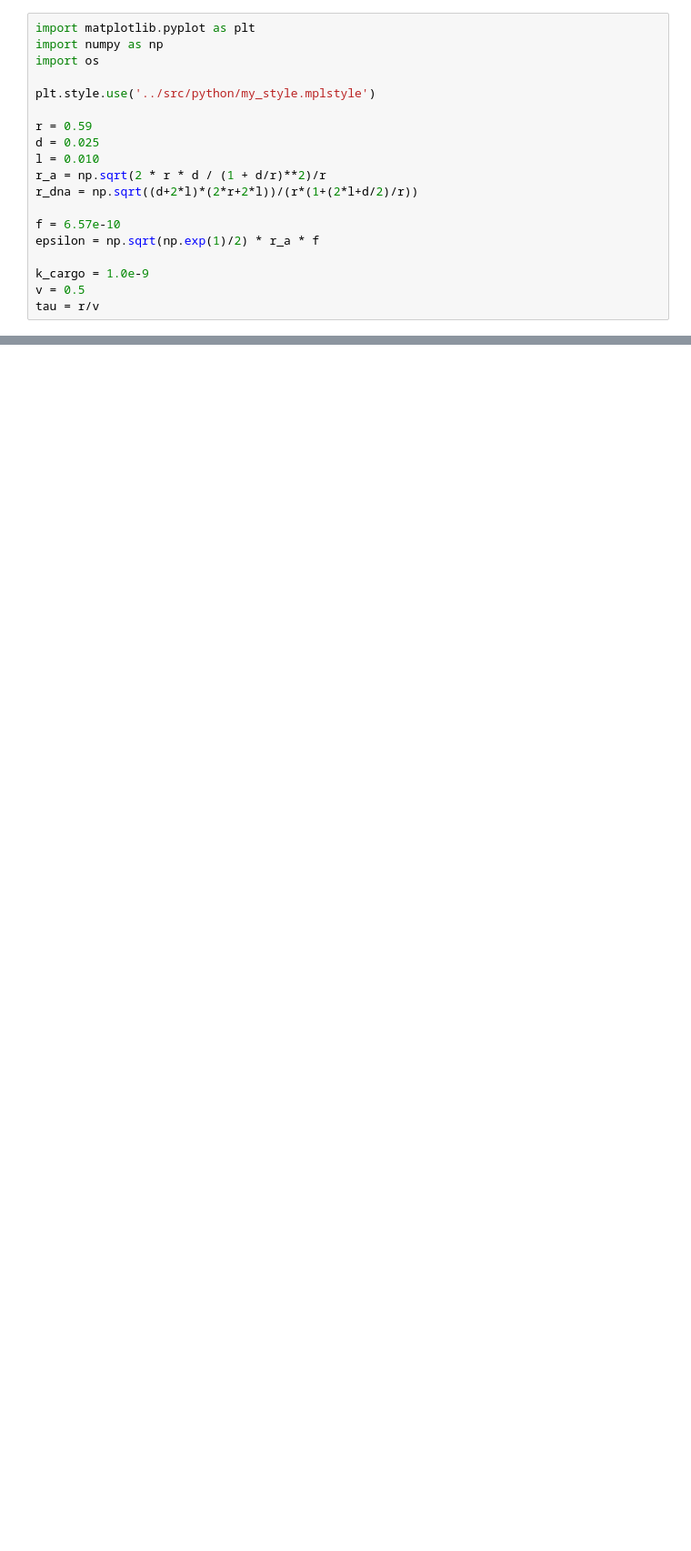
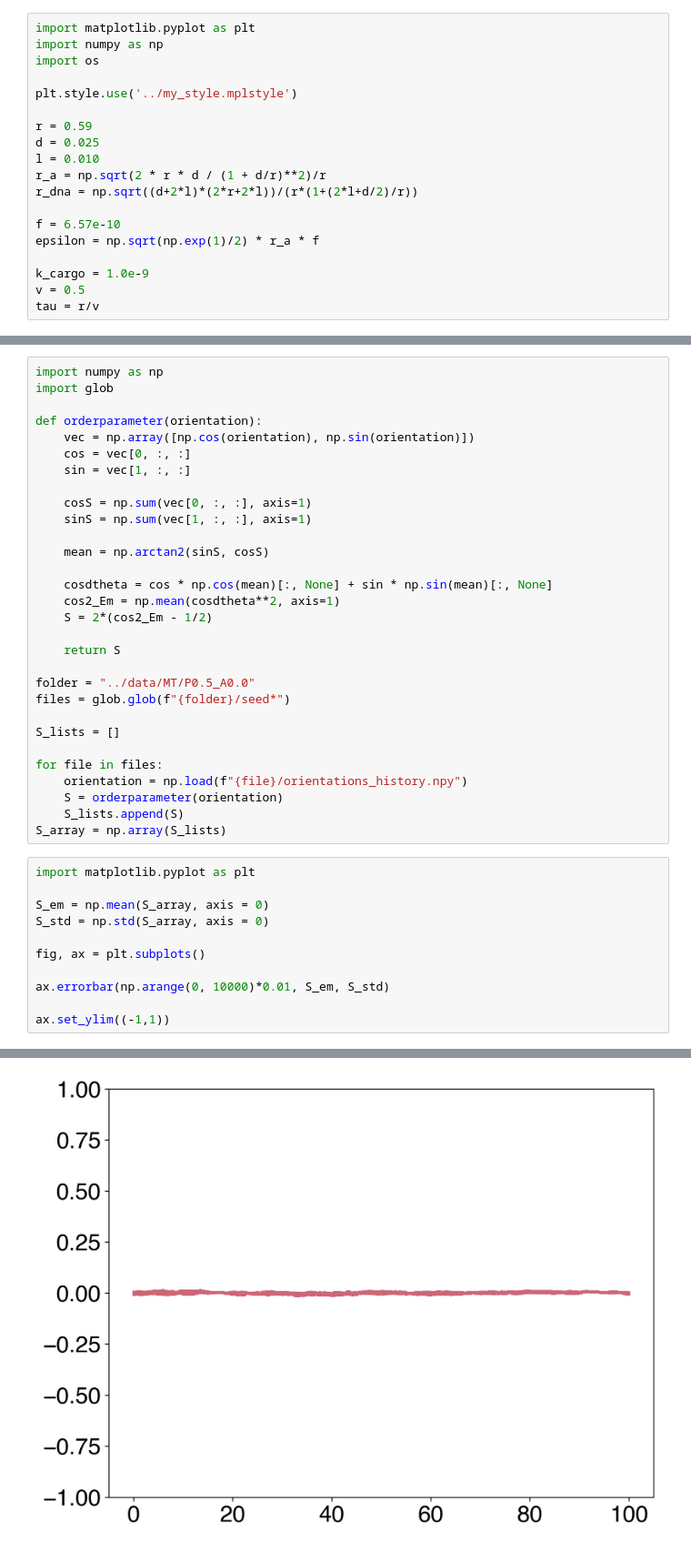
Before and after one commit to wppppupr/MTCargoSim, a Jupyter notebook: notebook/python.ipynb, the cells around one changed output, grey strips where cells are left out. Shown at 91% size. Saved outputs shown, nothing was run; the diff lists cells and outputs as text; blank space fills up the shorter version.

Commit message:
order_params

```diff
--- a/notebook/python.ipynb
+++ b/notebook/python.ipynb
@@ -3,7 +3,7 @@ import matplotlib.pyplot as plt
 import numpy as np
 import os
 
-plt.style.use('../src/python/my_style.mplstyle')
+plt.style.use('../my_style.mplstyle')
 
 r = 0.59
 d = 0.025
@@ -115,3 +115,45 @@ fig.savefig('../figures/dna_force_comparison.pdf', bbox_inches='tight')
 # %% [output]
 Coefficient: 1.3139999999999998
 [figure]
+# %%
+import numpy as np
+import glob
+
+def orderparameter(orientation):
+    vec = np.array([np.cos(orientation), np.sin(orientation)])
+    cos = vec[0, :, :]
+    sin = vec[1, :, :]
+
+    cosS = np.sum(vec[0, :, :], axis=1)
+    sinS = np.sum(vec[1, :, :], axis=1)
+
+    mean = np.arctan2(sinS, cosS)
+
+    cosdtheta = cos * np.cos(mean)[:, None] + sin * np.sin(mean)[:, None]
+    cos2_Em = np.mean(cosdtheta**2, axis=1)
+    S = 2*(cos2_Em - 1/2)
+
+    return S
+
+folder = "../data/MT/P0.5_A0.0"
+files = glob.glob(f"{folder}/seed*")
+
+S_lists = []
+
+for file in files:
+    orientation = np.load(f"{file}/orientations_history.npy")
+    S = orderparameter(orientation)
+    S_lists.append(S)
+S_array = np.array(S_lists)
+# %%
+import matplotlib.pyplot as plt
+
+S_em = np.mean(S_array, axis = 0)
+S_std = np.std(S_array, axis = 0)
+
+fig, ax = plt.subplots()
+
+ax.errorbar(np.arange(0, 10000)*0.01, S_em, S_std)
+
+ax.set_ylim((-1,1))
+# %% [output]
@@ -117,0 +161 @@ Coefficient: 1.3139999999999998
+[figure, added]
```
Also changed, not shown: parts of 1 cell of this notebook, 6 other files.
